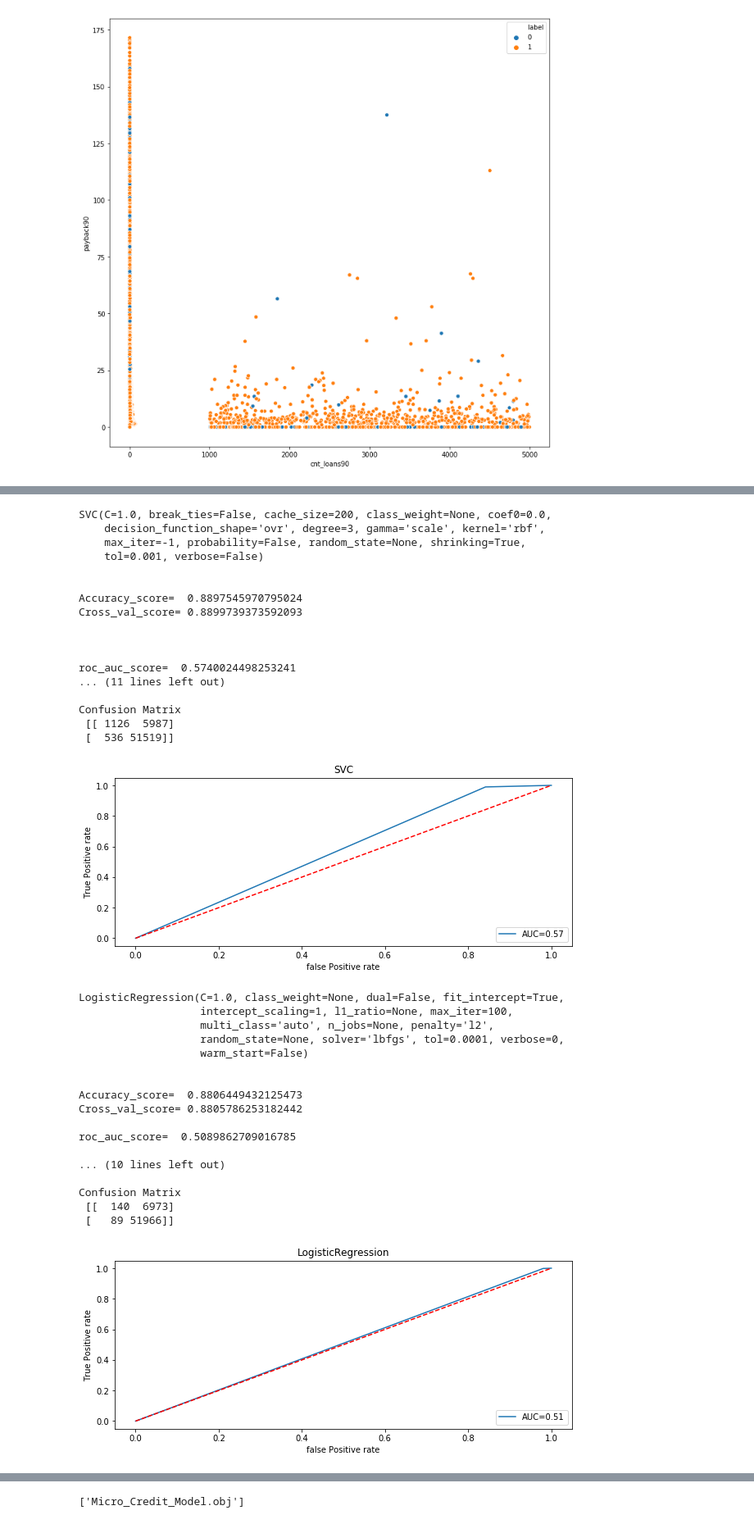
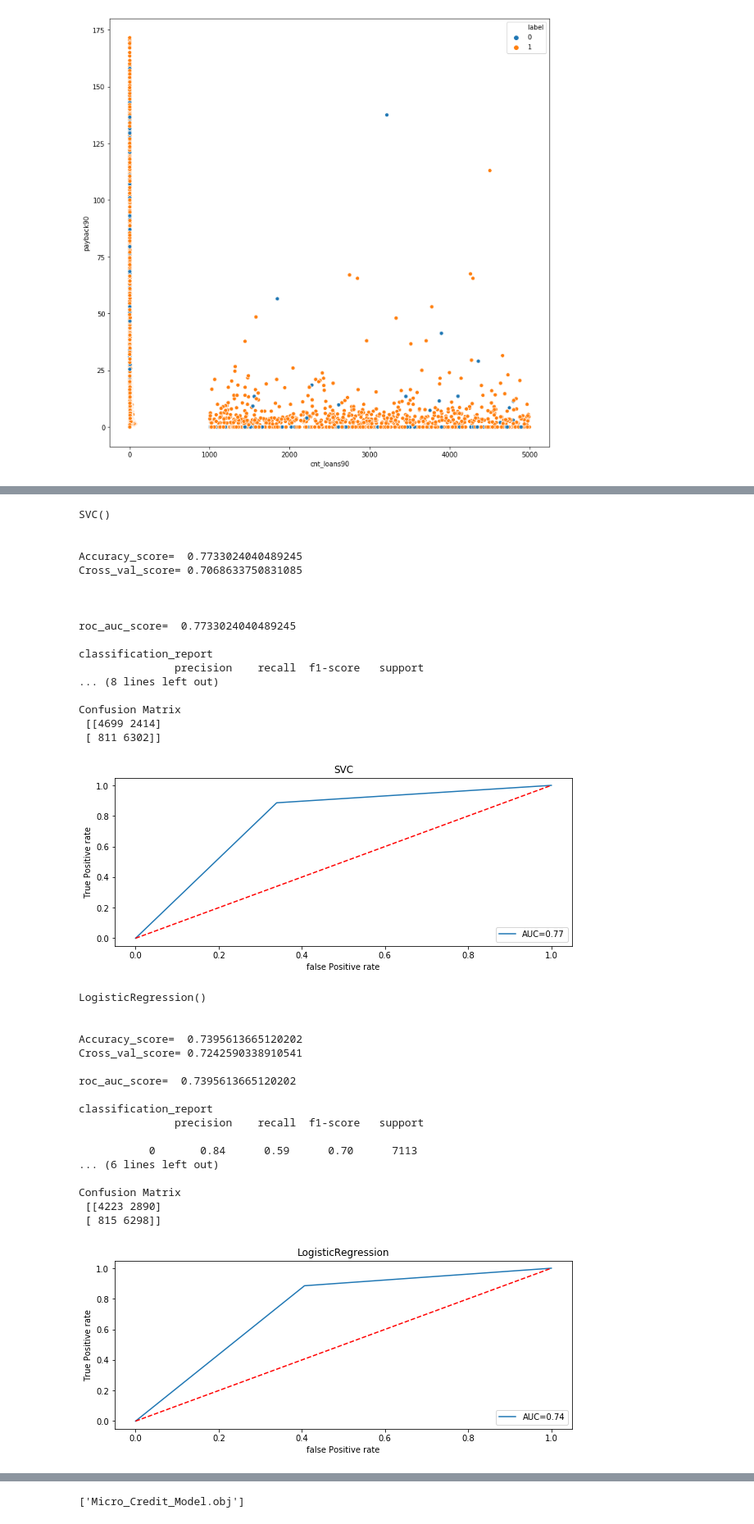
Before and after one commit to HimanshuSharma334/MICRO-CREDIT-DEFAULTER-MODEL, a Jupyter notebook: Micro-Credit_Defaulter_Model.ipynb, the cells around one changed output, grey strips where cells are left out. Shown at 82% size. Drawn from its saved outputs; the diff is of its cells as text; code cells hidden in the pictures.

```diff
--- a/Micro-Credit_Defaulter_Model.ipynb
+++ b/Micro-Credit_Defaulter_Model.ipynb
@@ -385,7 +408,7 @@ X=customers
 # %%
 from sklearn.preprocessing import StandardScaler
 sc = StandardScaler()
-X_std = sc.fit_transform(X)
+X_std = sc.fit_transform(X_res)
 # %%
 X = pd.DataFrame(X_std,columns=X.columns)
 X.shape
@@ -408,6 +438,6 @@ from sklearn.metrics import classification_report,confusion_matrix,accuracy_scor
 #Split the data into train and test set for classifcation predictions
 
 from sklearn.model_selection import train_test_split,cross_val_score
-x_train,x_test,y_train,y_test=train_test_split(X,y,test_size=0.3,random_state=9,stratify=y)
+x_train,x_test,y_train,y_test=train_test_split(X,y_res,test_size=0.3,random_state=9,stratify=y_res)
 x_train.shape, y_train.shape, x_test.shape
 # %% [output]
@@ -426,7 +456,7 @@ pre=KNN.predict(x_test)
 AS=accuracy_score(y_test,pre)
 print('Accuracy_score= ',AS)
 score.append(AS*100)
-sc=cross_val_score(KNN,X,y,cv=5,scoring='accuracy').mean()
+sc=cross_val_score(KNN,X,y_res,cv=5,scoring='accuracy').mean()
 print('Cross_val_score=',sc)
 cvs.append(sc*100)
 false_positive_rate,true_positive_rate,thresholds=roc_curve(y_test,pre)
@@ -477,7 +505,7 @@ print('\n')
 AS=accuracy_score(y_test,pre)
 print('Accuracy_score= ',AS)
 score.append(AS*100)
-sc=cross_val_score(SV,X,y,cv=5,scoring='accuracy').mean()
+sc=cross_val_score(SV,X,y_res,cv=5,scoring='accuracy').mean()
 print('Cross_val_score=',sc,'\n')
 cvs.append(sc*100)
 print('\n')
@@ -498,24 +526,24 @@ plt.ylabel('True Positive rate')
 plt.xlabel('false Positive rate')
 print('\n\n')
 # %% [output]
-SVC(C=1.0, break_ties=False, cache_size=200, class_weight=None, coef0=0.0,
-    decision_function_shape='ovr', degree=3, gamma='scale', kernel='rbf',
-    max_iter=-1, probability=False, random_state=None, shrinking=True,
-    tol=0.001, verbose=False)
+SVC()
 
 
-Accuracy_score=  0.8897545970795024
-Cross_val_score= 0.8899739373592093
+Accuracy_score=  0.7733024040489245
+Cross_val_score= 0.7068633750831085
 
 
 
-roc_auc_score=  0.5740024498253241
-... (11 lines left out)
+roc_auc_score=  0.7733024040489245
+
+classification_report
+               precision    recall  f1-score   support
+... (8 lines left out)
 
 Confusion Matrix
- [[ 1126  5987]
- [  536 51519]]
+ [[4699 2414]
+ [ 811 6302]]
-[figure, old version]
+[figure, new version]
 # %%
 LR=LogisticRegression()
 Model.append('LogisticRegression')
@@ -525,46 +553,46 @@ pre=LR.predict(x_test)
 print('\n')
 AS=accuracy_score(y_test,pre)
 print('Accuracy_score= ',AS)
 score.append(AS*100)
-sc=cross_val_score(LR,X,y,cv=5,scoring='accuracy').mean()
+sc=cross_val_score(LR,X,y_res,cv=5,scoring='accuracy').mean()
 print('Cross_val_score=',sc,'\n')
 cvs.append(sc*100)
 #print('\n')
 false_positive_rate,true_positive_rate,thresholds=roc_curve(y_test,pre)
 roc_auc=auc(false_positive_rate,true_positive_rate)
 print('roc_auc_score= ',roc_auc,'\n')
 rocscore.append(roc_auc*100)
 print('classification_report\n',classification_report(y_test,pre),'\n')
 cm=confusion_matrix(y_test,pre)
 print('Confusion Matrix\n',cm,'\n')
 plt.figure(figsize=(10,40))
 plt.subplot(911)
 plt.title('LogisticRegression')
 plt.plot(false_positive_rate,true_positive_rate,label='AUC=%0.2f'%roc_auc)
 plt.plot([0,1],[0,1],'r--')
 plt.legend(loc='lower right')
 plt.ylabel('True Positive rate')
 plt.xlabel('false Positive rate')
 print('\n\n')
 # %% [output]
-LogisticRegression(C=1.0, class_weight=None, dual=False, fit_intercept=True,
-                   intercept_scaling=1, l1_ratio=None, max_iter=100,
-                   multi_class='auto', n_jobs=None, penalty='l2',
-                   random_state=None, solver='lbfgs', tol=0.0001, verbose=0,
-                   warm_start=False)
+LogisticRegression()
 
 
-Accuracy_score=  0.8806449432125473
-Cross_val_score= 0.8805786253182442
+Accuracy_score=  0.7395613665120202
+Cross_val_score= 0.7242590338910541
 
-roc_auc_score=  0.5089862709016785
+roc_auc_score=  0.7395613665120202
 
-... (10 lines left out)
+classification_report
+               precision    recall  f1-score   support
+
+           0       0.84      0.59      0.70      7113
+... (6 lines left out)
 
 Confusion Matrix
- [[  140  6973]
- [   89 51966]]
+ [[4223 2890]
+ [ 815 6298]]
-[figure, old version]
+[figure, new version]
 # %%
 DT=DecisionTreeClassifier(random_state=6)
 Model.append('DecisionTreeClassifier')
```
Also changed, not shown: parts of 24 cells of this notebook.
